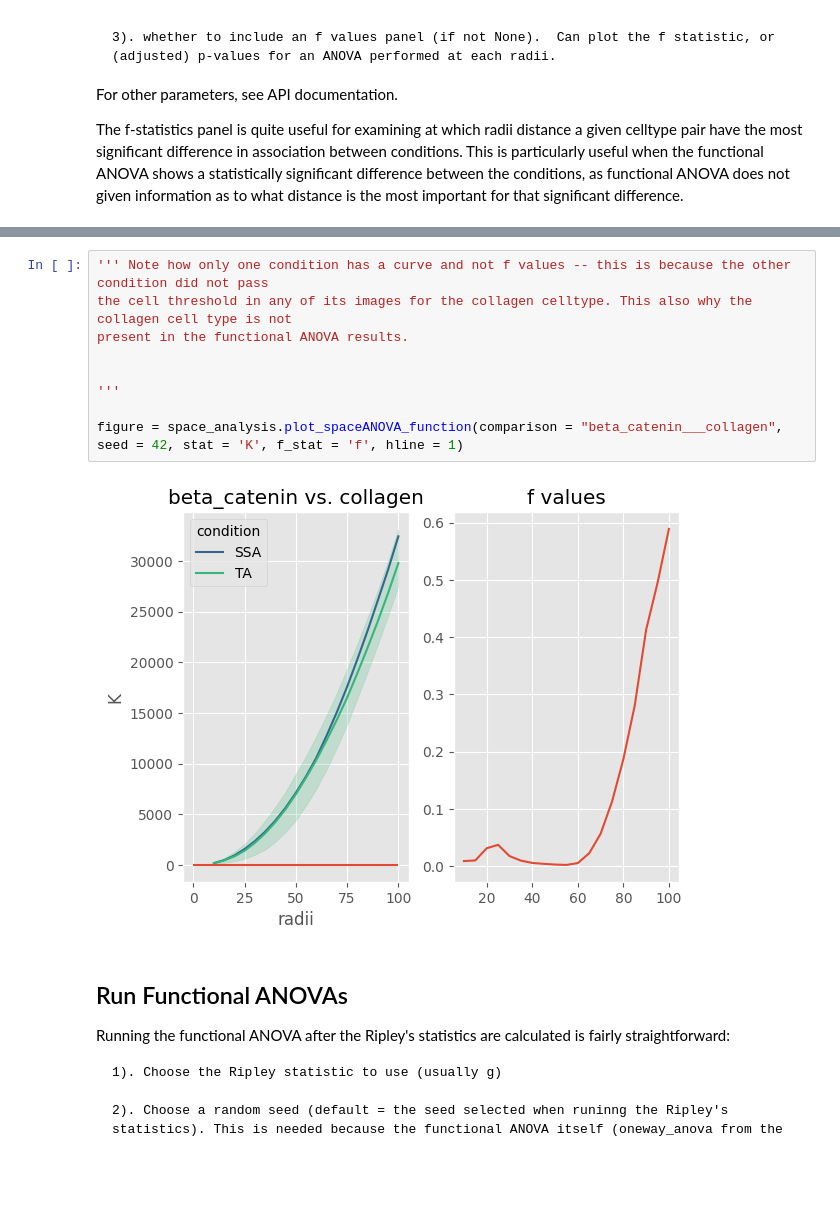
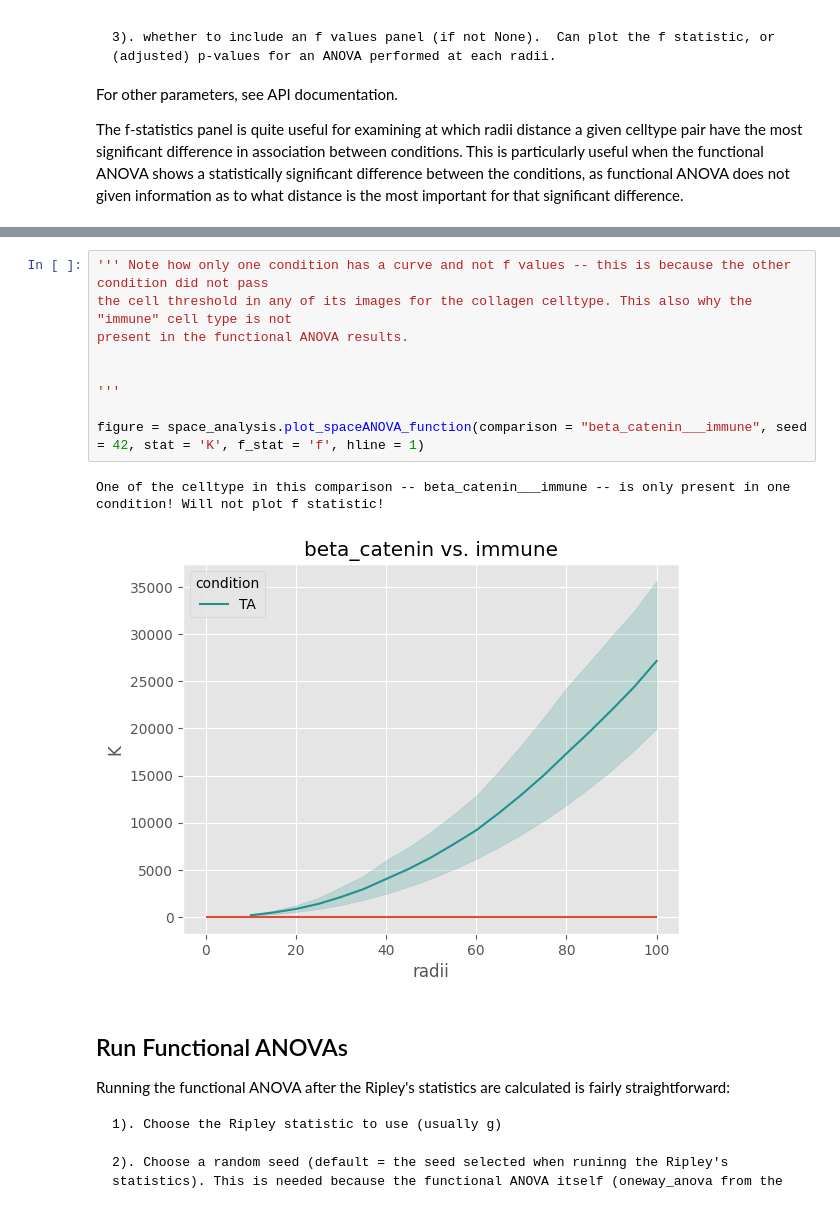
Before and after one commit to BenCaiello/PalmettoBUG, a Jupyter notebook: docs/source/notebooks/CoreImagingPipeline/SpatialAnalysis.ipynb, the cells around one changed output, grey strips where cells are left out. Drawn from its saved outputs; the diff is of its cells as text; blank space fills up the shorter version.

```diff
--- a/docs/source/notebooks/CoreImagingPipeline/SpatialAnalysis.ipynb
+++ b/docs/source/notebooks/CoreImagingPipeline/SpatialAnalysis.ipynb
@@ -283,14 +283,15 @@ plot = space_analysis.plot_spaceANOVA_function(
 # %%
 ''' Note how only one condition has a curve and not f values -- this is because the other condition did not pass
-the cell threshold in any of its images for the collagen celltype. This also why the collagen cell type is not
+the cell threshold in any of its images for the collagen celltype. This also why the "immune" cell type is not
 present in the functional ANOVA results.
 
 
 '''
 
-figure = space_analysis.plot_spaceANOVA_function(comparison = "beta_catenin___collagen", seed = 42, stat = 'K', f_stat = 'f', hline = 1)
+figure = space_analysis.plot_spaceANOVA_function(comparison = "beta_catenin___immune", seed = 42, stat = 'K', f_stat = 'f', hline = 1)
 # %% [output]
+One of the celltype in this comparison -- beta_catenin___immune -- is only present in one condition! Will not plot f statistic!
-[figure, old version]
+[figure, new version]
 # %% [markdown]
 ## Run Functional ANOVAs
 
```
Also changed, not shown: parts of 21 cells of this notebook, 15 other files.
